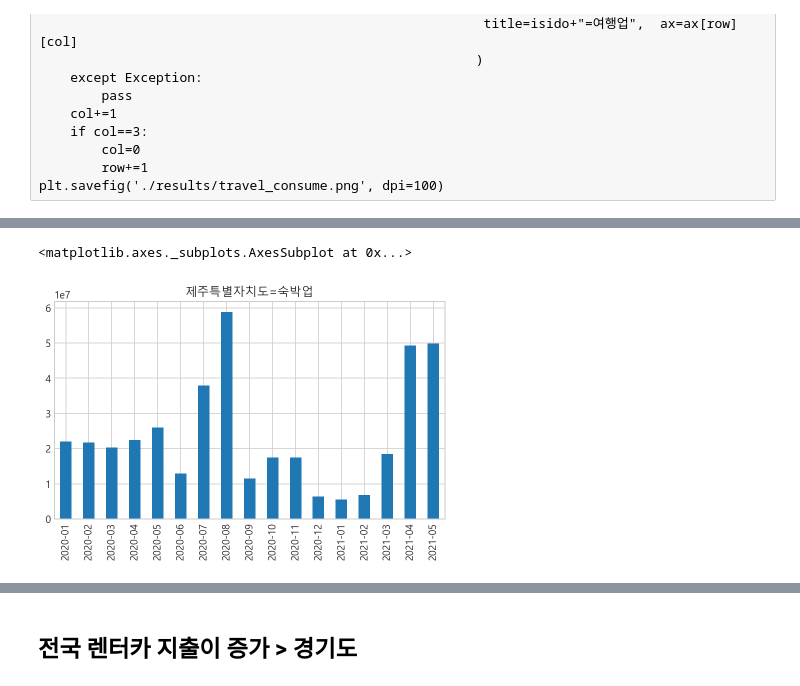
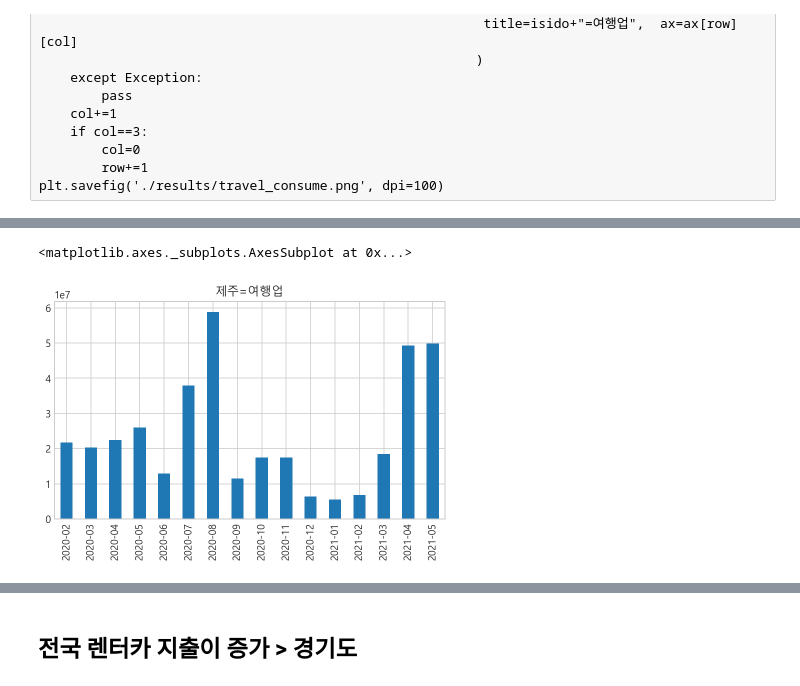
Before and after one commit to dev-Lesser/korea-tour-analysis, a Jupyter notebook: 관광지출액 분석.ipynb, the cells around one changed output, grey strips where cells are left out. Drawn from its saved outputs; the diff is of its cells as text; code cells hidden in the pictures.

```diff
--- a/관광지출액 분석.ipynb
+++ b/관광지출액 분석.ipynb
@@ -97,9 +131,9 @@ plt.savefig('./results/travel_consume.png', dpi=100)
 # %%
-df[(df['지역']=='제주특별자치도')&(df['구분']=='여행업')][df.columns[14:]].T.plot.bar(figsize=(7,4),
+df[(df['지역']=='제주특별자치도')&(df['구분']=='여행업')][df.columns[15:]].T.plot.bar(figsize=(7,4),
                                                          legend=False,
-                                                         title=isido+"=숙박업"
+                                                         title='제주'+"=여행업"
                                                         )
 # 4월 5월 동기기준 여행업 소비가 많아짐
 # %% [output]
 <matplotlib.axes._subplots.AxesSubplot at 0x...>
-[figure, old version]
+[figure, new version]
```
Also changed, not shown: parts of 8 cells of this notebook, 4 other files.
